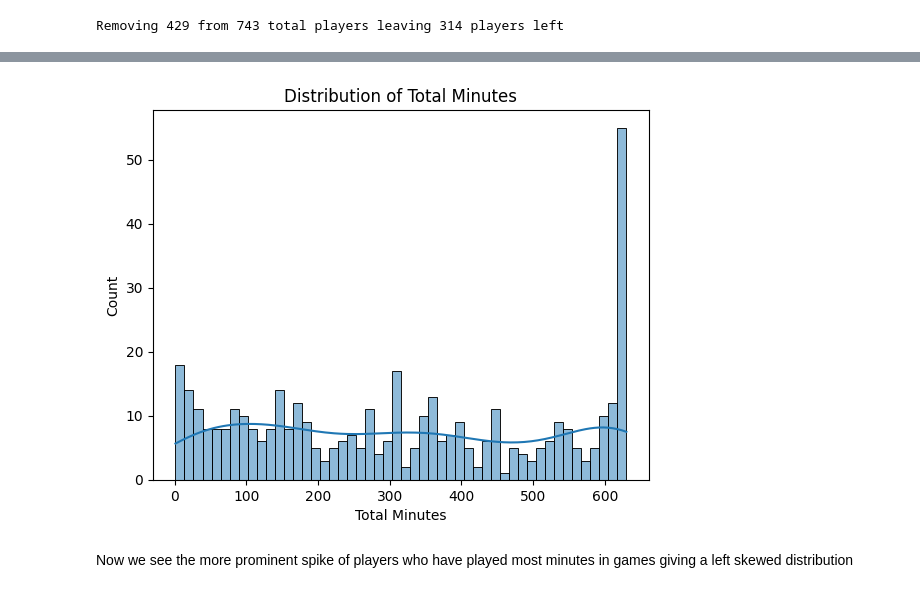
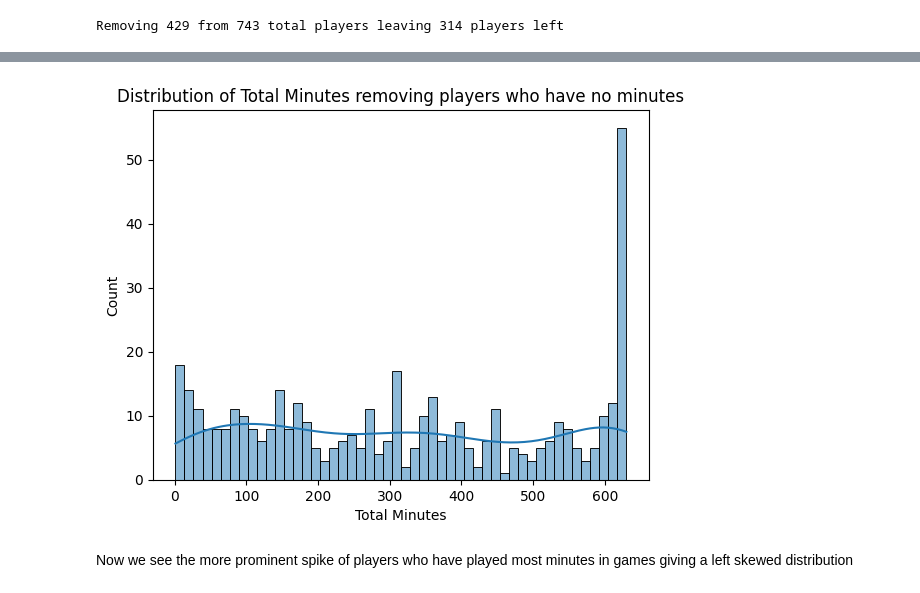
Before and after one commit to emolloy123/FPL-Modelling, a Jupyter notebook: fpl-modelling/notebooks/modelling..ipynb, the cells around one changed output, grey strips where cells are left out. Drawn from its saved outputs; the diff is of its cells as text; code cells hidden in the pictures.

```diff
--- a/fpl-modelling/notebooks/modelling..ipynb
+++ b/fpl-modelling/notebooks/modelling..ipynb
@@ -112,15 +112,15 @@ p_unique_df = df.drop_duplicates(subset='player_id', keep='last')
 # %%
 import seaborn as sns
 import matplotlib.pyplot as plt
 
 sns.histplot(p_unique_df['total_minutes'], bins=50, kde=True)
-plt.title('Distribution of Total Minutes')
+plt.title('Distribution of Total Minutes removing players who have no minutes')
 plt.xlabel('Total Minutes')
 plt.ylabel('Count')
 plt.show()
 # %% [output]
 [interactive output not drawn]
-[figure, old version]
+[figure, new version]
 # %% [markdown]
 Now we see the more prominent spike of players who have played most minutes in games giving a left skewed distribution
 # %% [markdown]
```
Also changed, not shown: parts of 25 cells of this notebook, 10 other files.
